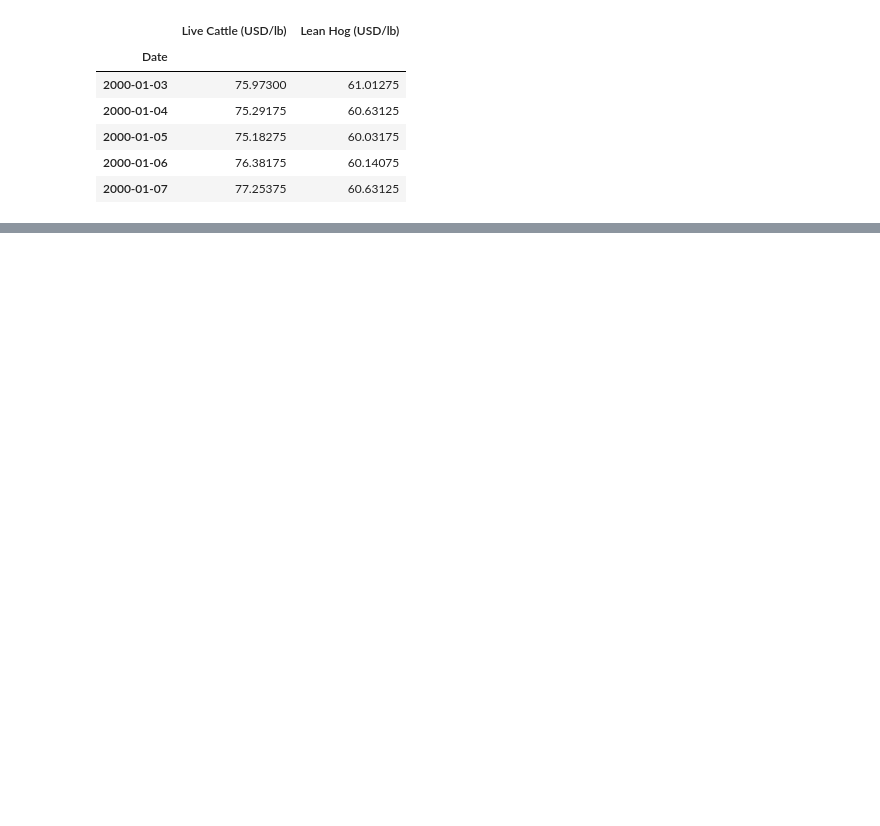
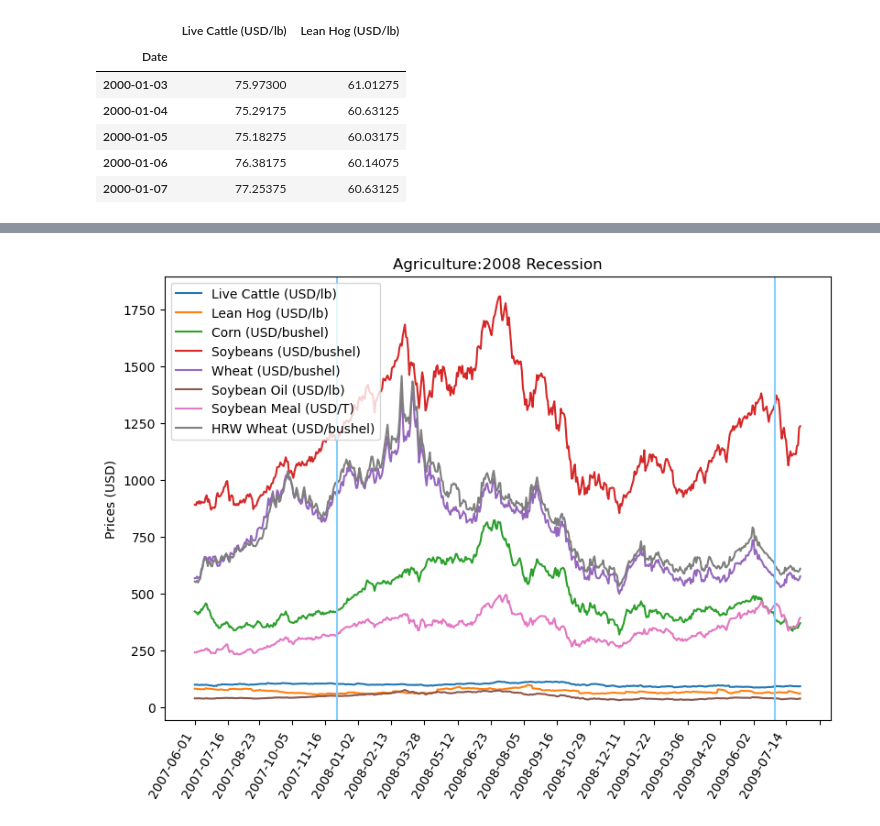
Before and after one commit to dylanmcgullam/Group-Project-1, a Jupyter notebook: commodities.ipynb, the cells around one changed output, grey strips where cells are left out. Saved outputs shown, nothing was run; the diff lists cells and outputs as text; code cells hidden in the pictures; blank space fills up the shorter version.

```diff
--- a/commodities.ipynb
+++ b/commodities.ipynb
@@ -127,0 +231,3 @@ livestock.head()
+# %%
+agriculture_2008_rec = agriculture.loc['2007-06-01':'2009-08-01']
+agriculture_2008_rec.head()
@@ -127,0 +242,25 @@ livestock.head()
+# %%
+fig, axs = plt.subplots(figsize=(8,6), constrained_layout=True)
+ax = plt.gca()
+x = agriculture_2008_rec.index
+ax.plot(x, agriculture_2008_rec['Live Cattle (USD/lb)'], label='Live Cattle (USD/lb)')
+ax.plot(x, agriculture_2008_rec['Lean Hog (USD/lb)'], label='Lean Hog (USD/lb)')
+ax.plot(x, agriculture_2008_rec['Corn (USD/bushel)'], label='Corn (USD/bushel)') #prices are off by a factor of 100
+ax.plot(x, agriculture_2008_rec['Soybeans (USD/bushel)'], label='Soybeans (USD/bushel)') #prices are off by a factor of 100
+ax.plot(x, agriculture_2008_rec['Wheat (USD/bushel)'], label= 'Wheat (USD/bushel)') #prices are off by a factor of 100
+ax.plot(x, agriculture_2008_rec['Soybean Oil (USD/lb)'], label= 'Soybean Oil (USD/lb)')
+ax.plot(x, agriculture_2008_rec['Soybean Meal (USD/T)'], label= 'Soybean Meal (USD/T)')
+ax.plot(x, agriculture_2008_rec['HRW Wheat (USD/bushel)'], label= 'HRW Wheat (USD/bushel)') #prices are off by a factor of 100
+ax.xaxis.set_major_locator(mdates.MonthLocator())
+ax.xaxis.set_minor_locator(mdates.MonthLocator())
+for label in ax.get_xticklabels(which='major'):
+    label.set(rotation=60, horizontalalignment='right')
+plt.axvline(x='2007-12-03',color='lightskyblue')
+plt.axvline(x='2009-06-30',color='lightskyblue')
+plt.title('Agriculture:2008 Recession')
+plt.ylabel('Prices (USD)')
+plt.legend()
+plt.savefig('Recession_Visual.png')
+plt.show()
+# %% [output]
+[figure, added]
```
Also changed, not shown: parts of 14 cells of this notebook.
